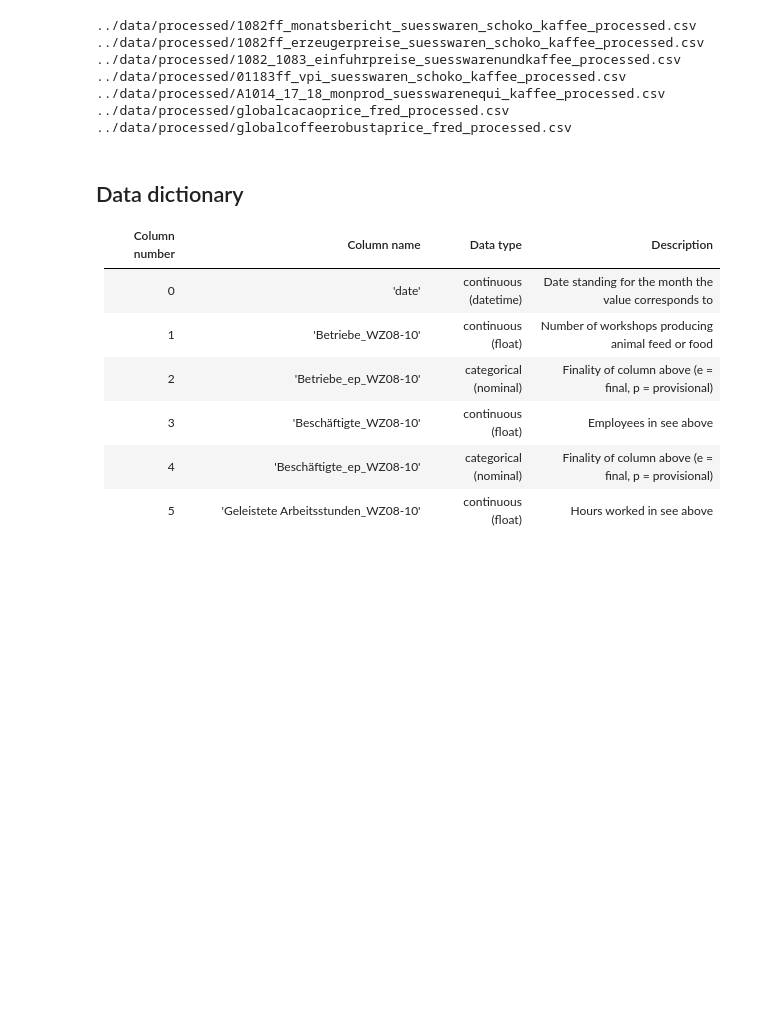
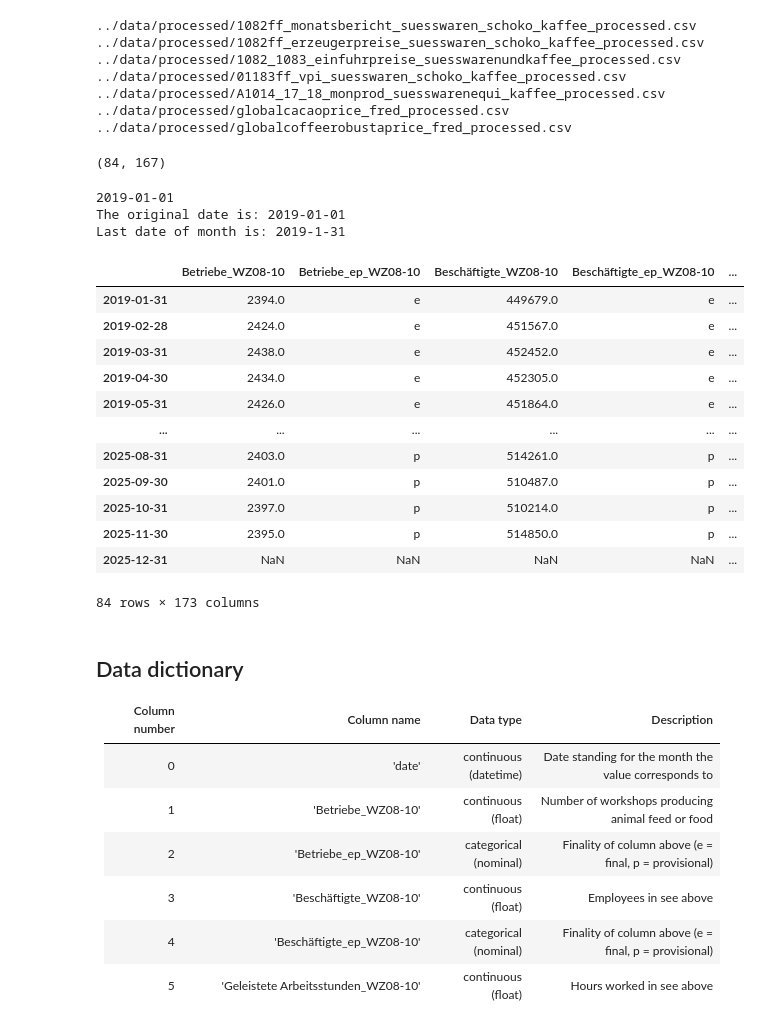
Before and after one commit to salimaabdalla/dpp_projekt_2026, a Jupyter notebook: notebooks/03_Combination_of_data.ipynb, the cells around one changed output. Drawn from its saved outputs; the diff is of its cells as text; code cells hidden in the pictures; blank space fills up the shorter version.

Commit message:
Adjusting the dateformat to last of month for all

```diff
--- a/notebooks/03_Combination_of_data.ipynb
+++ b/notebooks/03_Combination_of_data.ipynb
@@ -36,4 +33,67 @@ dfs.append(df_help)
 ../data/processed/A1014_17_18_monprod_suesswarenequi_kaffee_processed.csv
 ../data/processed/globalcacaoprice_fred_processed.csv
 ../data/processed/globalcoffeerobustaprice_fred_processed.csv
+# %%
+dfs = pd.concat(dfs, axis=1)
+print(dfs.shape)
+# %% [output]
+(84, 167)
+# %%
+# transforming dates from first day of month to last day of month
+
+# importing date transformation functions
+import calendar
+from datetime import datetime
+
+# base for for loop:
+date_list = list(dfs.index)
+print(date_list[0])
+date_list = [datetime.strptime(date, '%Y-%m-%d') for date in date_list]
+input_dt = date_list[0]
+print("The original date is:", input_dt.date())
+
+# monthrange() to get the date range
+res = calendar.monthrange(input_dt.year, input_dt.month)
+day = res[1]
+print(f"Last date of month is: {input_dt.year}-{input_dt.month}-{day}")
+# %% [output]
+2019-01-01
+The original date is: 2019-01-01
+Last date of month is: 2019-1-31
+# %%
+# transforming all dates in the index to the last day of the month
+new_index_list = []
+for dates in date_list:
+    res = calendar.monthrange(dates.year, dates.month)
+    day = res[1]
+    new_date = f"{dates.year}-{dates.month}-{day}"
+    new_index_list.append(new_date)
+new_index_list = [pd.to_datetime(date).strftime('%Y-%m-%d') for date in new_index_list]
+new_index_list[0:5]
+dfs.index = new_index_list
+#print(dfs.index)
+
+# applying new index to dfs:
+dfs.index = new_index_list
+#print(dfs.index)
+# %%
+path = '../data/processed/shareprice_monthly.csv'
+df_help = pd.read_csv(path, index_col = 'date', skipfooter=1)
+
+dfs = pd.concat([dfs, df_help], axis=1)
+dfs
+# %% [output]
+|  | Betriebe_WZ08-10 | Betriebe_ep_WZ08-10 | Beschäftigte_WZ08-10 | Beschäftigte_ep_WZ08-10 | ... |
+| 2019-01-31 | 2394.0 | e | 449679.0 | e | ... |
+| 2019-02-28 | 2424.0 | e | 451567.0 | e | ... |
+| 2019-03-31 | 2438.0 | e | 452452.0 | e | ... |
+| 2019-04-30 | 2434.0 | e | 452305.0 | e | ... |
+| 2019-05-31 | 2426.0 | e | 451864.0 | e | ... |
+| ... | ... | ... | ... | ... | ... |
+| 2025-08-31 | 2403.0 | p | 514261.0 | p | ... |
+| 2025-09-30 | 2401.0 | p | 510487.0 | p | ... |
+| 2025-10-31 | 2397.0 | p | 510214.0 | p | ... |
+| 2025-11-30 | 2395.0 | p | 514850.0 | p | ... |
+| 2025-12-31 | NaN | NaN | NaN | NaN | ... |
+84 rows × 173 columns
 # %%
```
Also changed, not shown: parts of 3 cells of this notebook.
